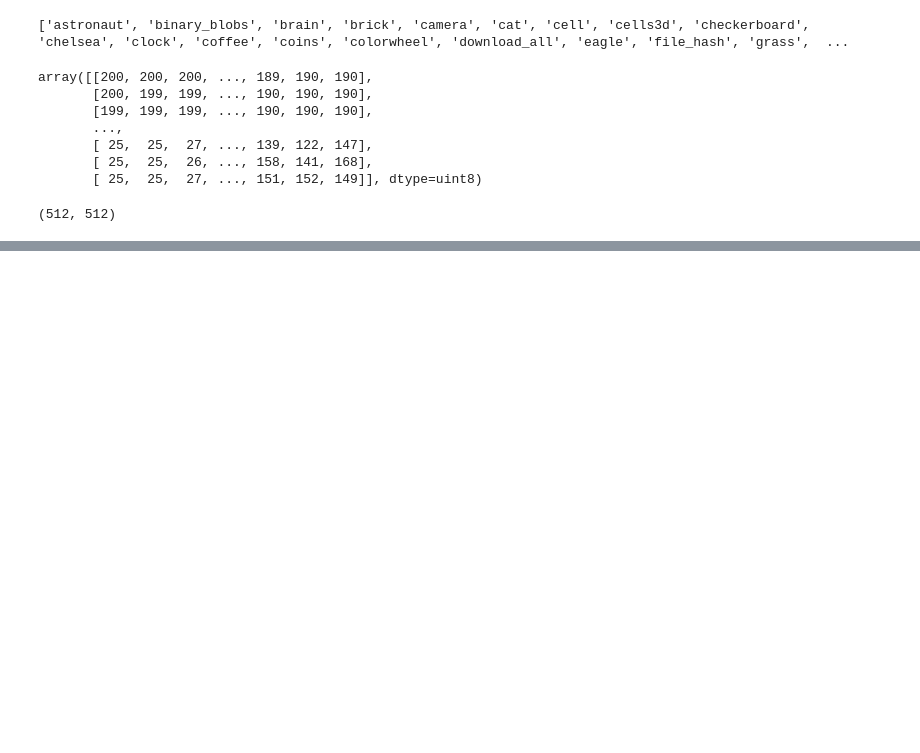
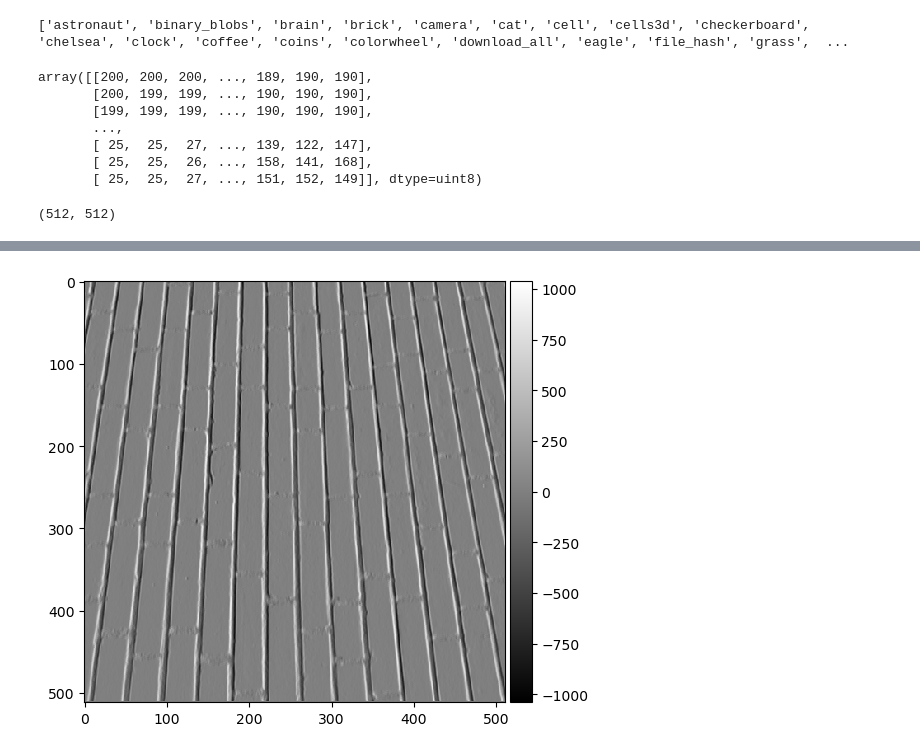
Before and after one commit to SamAdebisi/Computer-Vision-using-PyTorch, a Jupyter notebook: image processing.ipynb, the cells around one changed output, grey strips where cells are left out. Drawn from its saved outputs; the diff is of its cells as text; code cells hidden in the pictures; blank space fills up the shorter version.

```diff
--- a/image processing.ipynb
+++ b/image processing.ipynb
@@ -36,0 +78,5 @@ camera().shape
+# %%
+output = apply_filter(brick(), v_filter)
+ski.io.imshow(output, cmap=plt.cm.gray);
+# %% [output]
+[figure, added]
```
Also changed, not shown: parts of 6 cells of this notebook.
